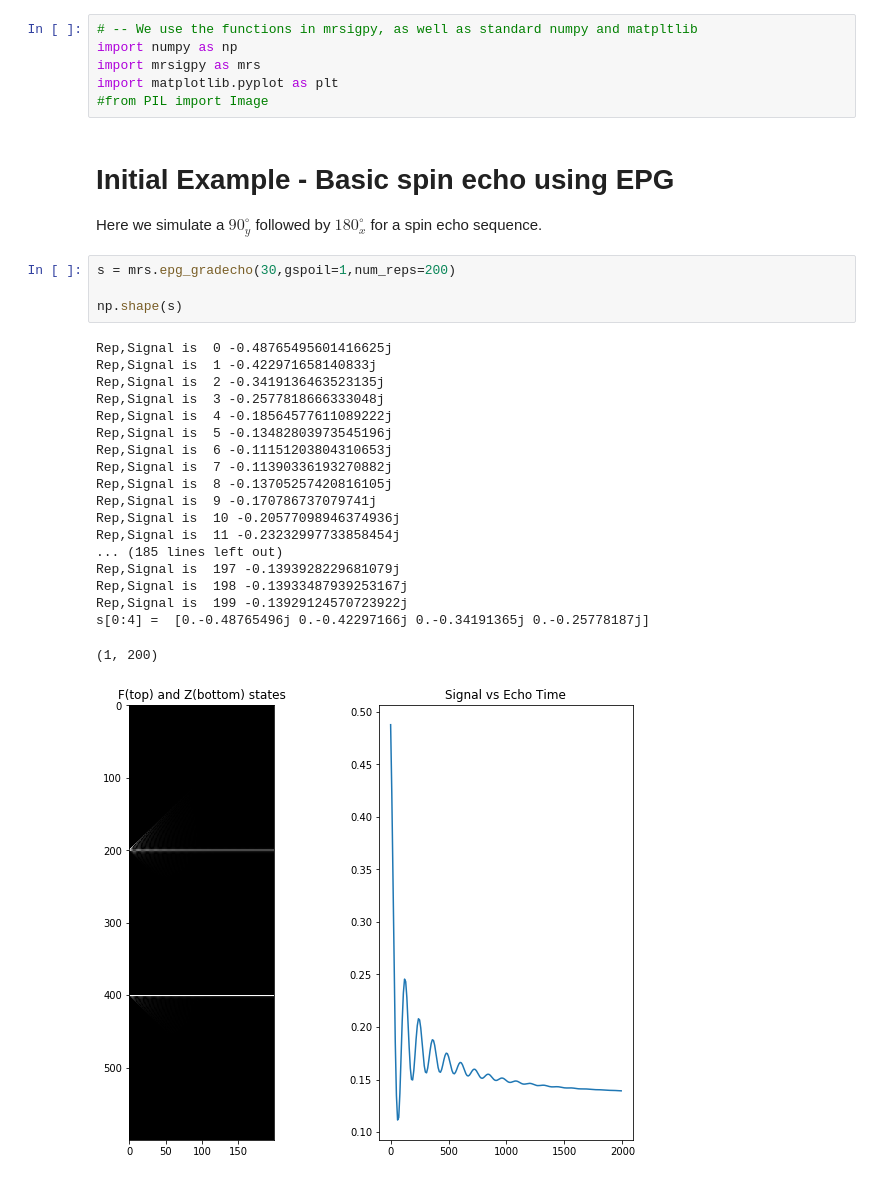
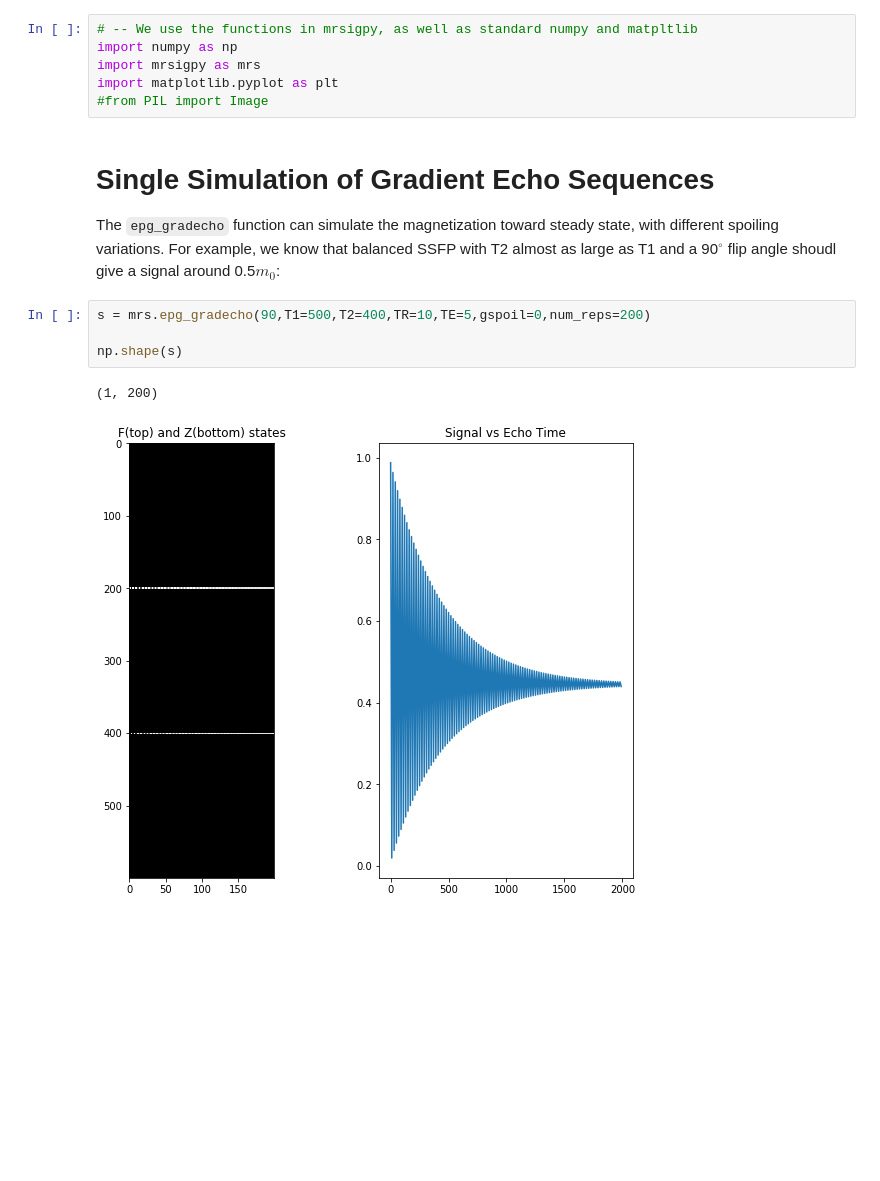
Before and after one commit to mribri999/MRSignalsSeqs, a Jupyter notebook: Python/Rad 229 - Class 10 Lecs9.ipynb, the cells around one changed output. Drawn from its saved outputs; the diff is of its cells as text; blank space fills up the shorter version.

```diff
--- a/Python/Rad 229 - Class 10 Lecs9.ipynb
+++ b/Python/Rad 229 - Class 10 Lecs9.ipynb
@@ -15,31 +15,13 @@ import numpy as np
 import mrsigpy as mrs
 import matplotlib.pyplot as plt
 #from PIL import Image
-# %% [markdown]
-# Initial Example - Basic spin echo using EPG
-
-Here we simulate a $90_y^\circ$ followed by $180_x^\circ$ for a spin echo sequence.
+# %% [markdown]
+# Single Simulation of Gradient Echo Sequences
+The <code>epg_gradecho</code> function can simulate the magnetization toward steady state, with different spoiling variations.  For example, we know that balanced SSFP with T2 almost as large as T1 and a 90$^\circ$ flip angle shoudl give a signal around 0.5$m_0$:
 # %%
-s = mrs.epg_gradecho(30,gspoil=1,num_reps=200)
+s = mrs.epg_gradecho(90,T1=500,T2=400,TR=10,TE=5,gspoil=0,num_reps=200)
 
 np.shape(s)
 # %% [output]
-Rep,Signal is  0 -0.48765495601416625j
-Rep,Signal is  1 -0.422971658140833j
-Rep,Signal is  2 -0.3419136463523135j
-Rep,Signal is  3 -0.2577818666333048j
-Rep,Signal is  4 -0.18564577611089222j
-Rep,Signal is  5 -0.13482803973545196j
-Rep,Signal is  6 -0.11151203804310653j
-Rep,Signal is  7 -0.11390336193270882j
-Rep,Signal is  8 -0.13705257420816105j
-Rep,Signal is  9 -0.170786737079741j
-Rep,Signal is  10 -0.20577098946374936j
-Rep,Signal is  11 -0.23232997733858454j
-... (185 lines left out)
-Rep,Signal is  197 -0.1393928229681079j
-Rep,Signal is  198 -0.13933487939253167j
-Rep,Signal is  199 -0.13929124570723922j
-s[0:4] =  [0.-0.48765496j 0.-0.42297166j 0.-0.34191365j 0.-0.25778187j]
+(1, 200)
-(1, 200)
-[figure, old version]
+[figure, new version]
```
Also changed, not shown: parts of 3 cells of this notebook, 1 other file.
